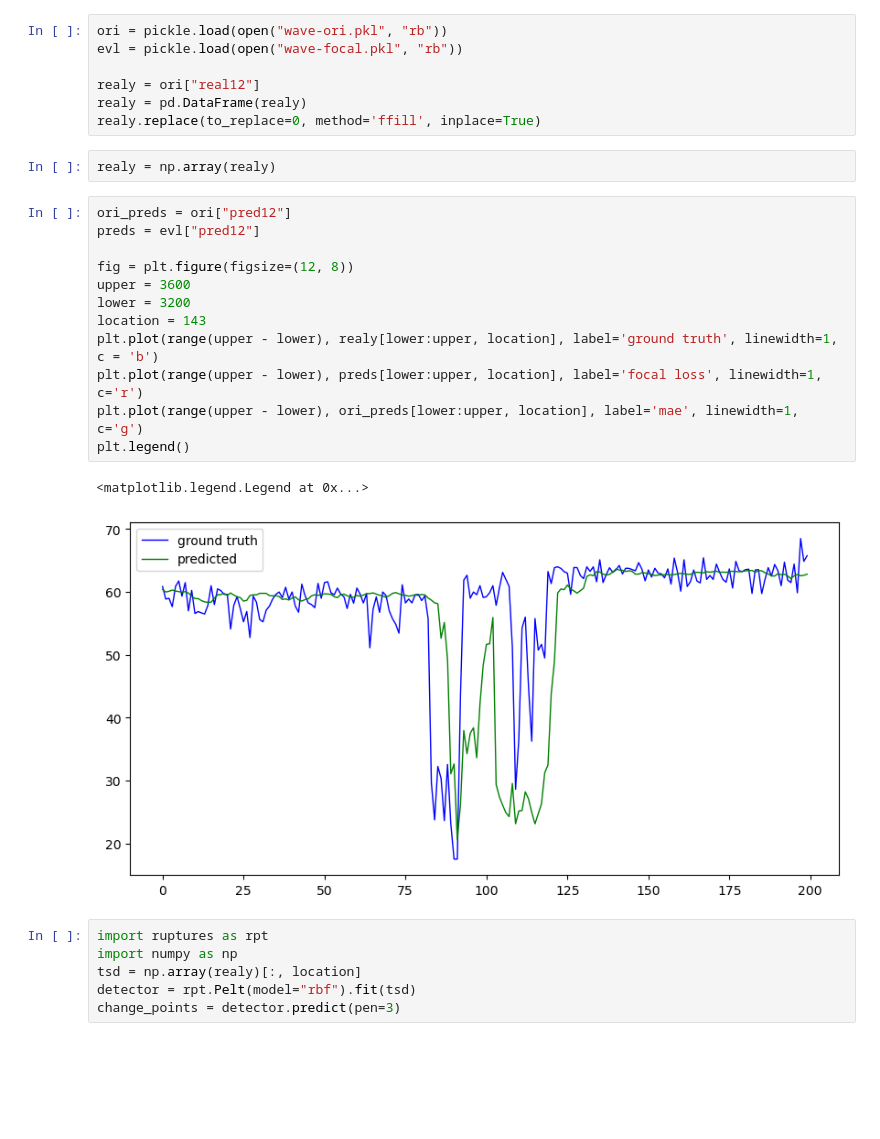
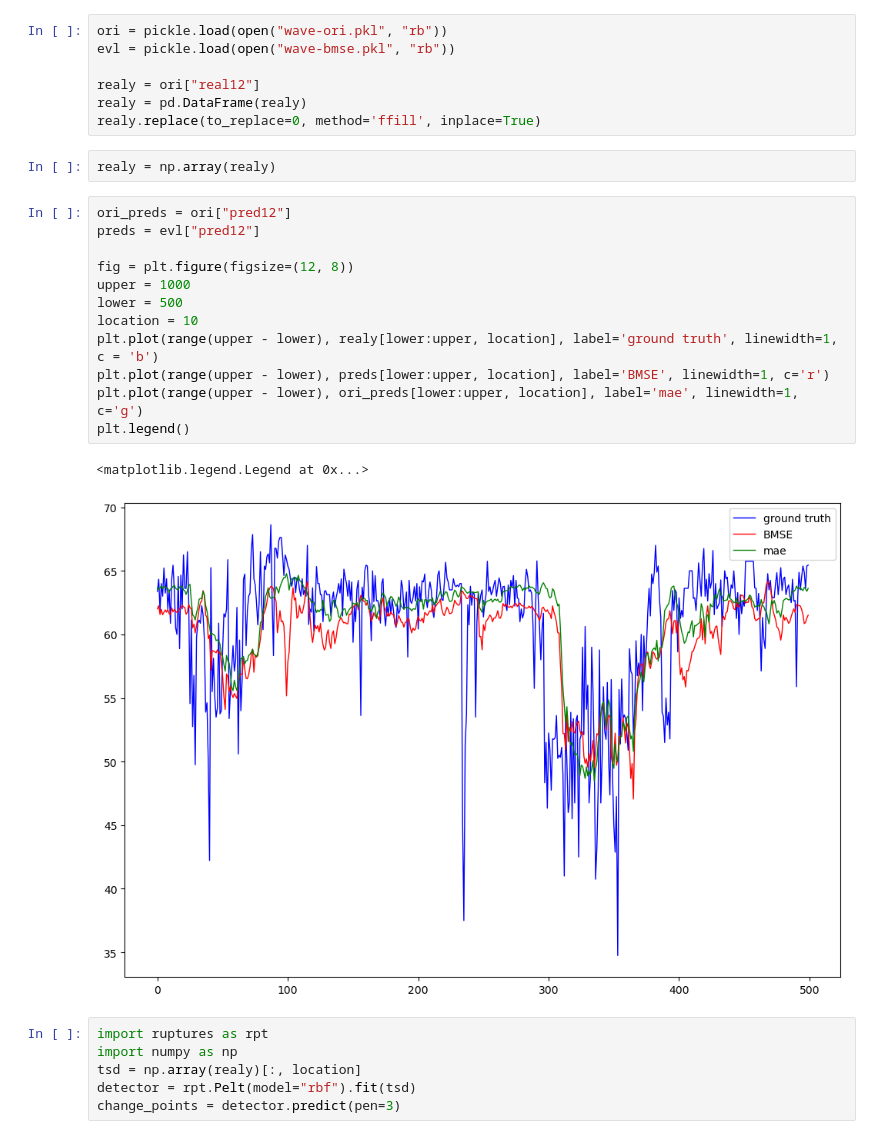
Before and after one commit to Xieyangxinyu/Graph-WaveNet, a Jupyter notebook: model_output.ipynb, the cells around one changed output. Cells and saved outputs as stored; diff of their text form; blank space fills up the shorter version.

```diff
--- a/model_output.ipynb
+++ b/model_output.ipynb
@@ -7,7 +7,7 @@ import matplotlib.pyplot as plt
 from matplotlib import rcParams
 # %%
 ori = pickle.load(open("wave-ori.pkl", "rb"))
-evl = pickle.load(open("wave-focal.pkl", "rb"))
+evl = pickle.load(open("wave-bmse.pkl", "rb"))
 
 realy = ori["real12"]
 realy = pd.DataFrame(realy)
@@ -17,18 +17,18 @@ realy = np.array(realy)
 # %%
 ori_preds = ori["pred12"]
 preds = evl["pred12"]
 
 fig = plt.figure(figsize=(12, 8))
-upper = 3600
-lower = 3200
-location = 143
+upper = 1000
+lower = 500
+location = 10
 plt.plot(range(upper - lower), realy[lower:upper, location], label='ground truth', linewidth=1, c = 'b')
-plt.plot(range(upper - lower), preds[lower:upper, location], label='focal loss', linewidth=1, c='r')
+plt.plot(range(upper - lower), preds[lower:upper, location], label='BMSE', linewidth=1, c='r')
 plt.plot(range(upper - lower), ori_preds[lower:upper, location], label='mae', linewidth=1, c='g')
 plt.legend()
 # %% [output]
 <matplotlib.legend.Legend at 0x...>
-[figure, old version]
+[figure, new version]
 # %%
 import ruptures as rpt
 import numpy as np
```
Also changed, not shown: parts of 2 cells of this notebook, 5 other files.
